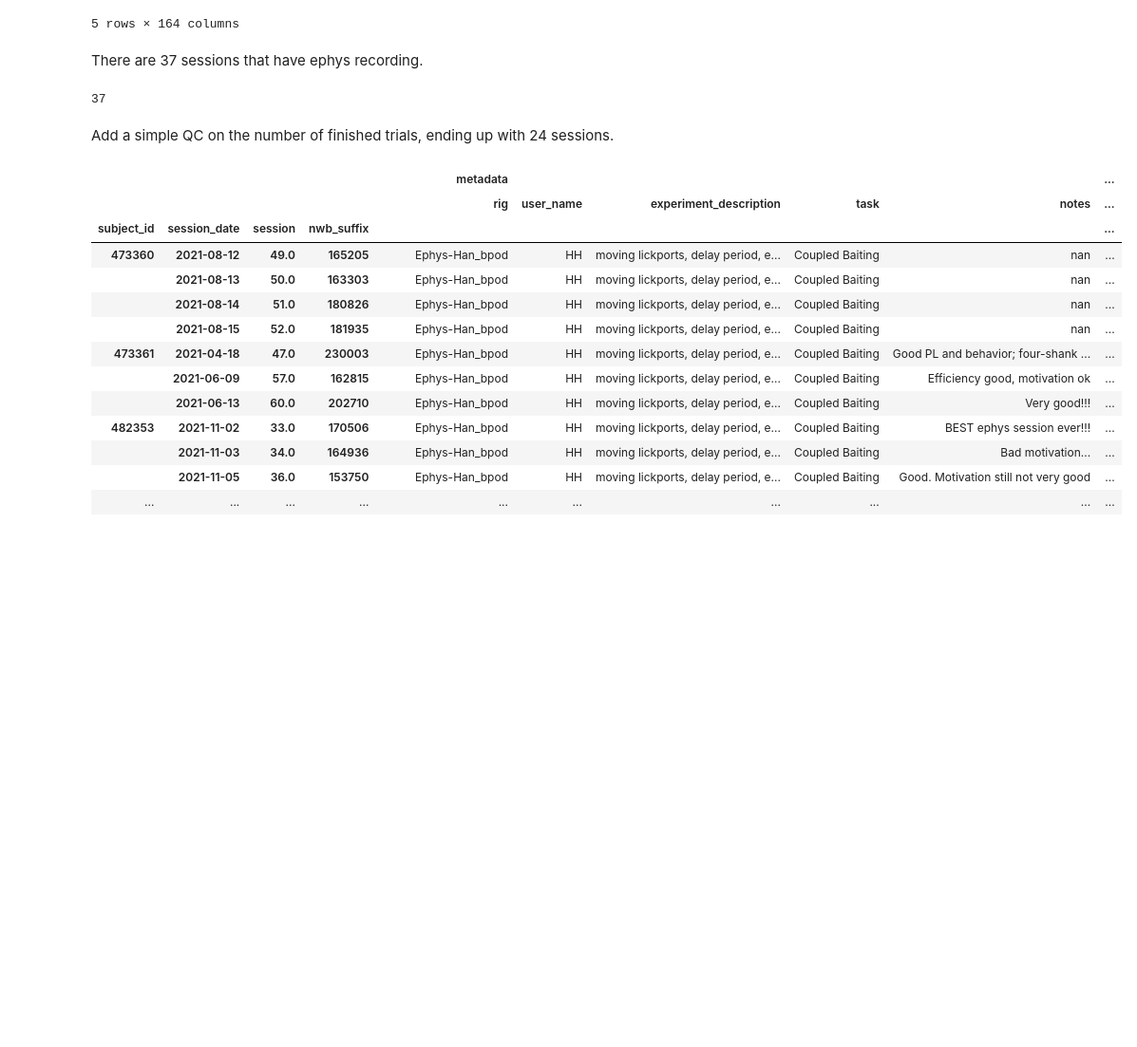
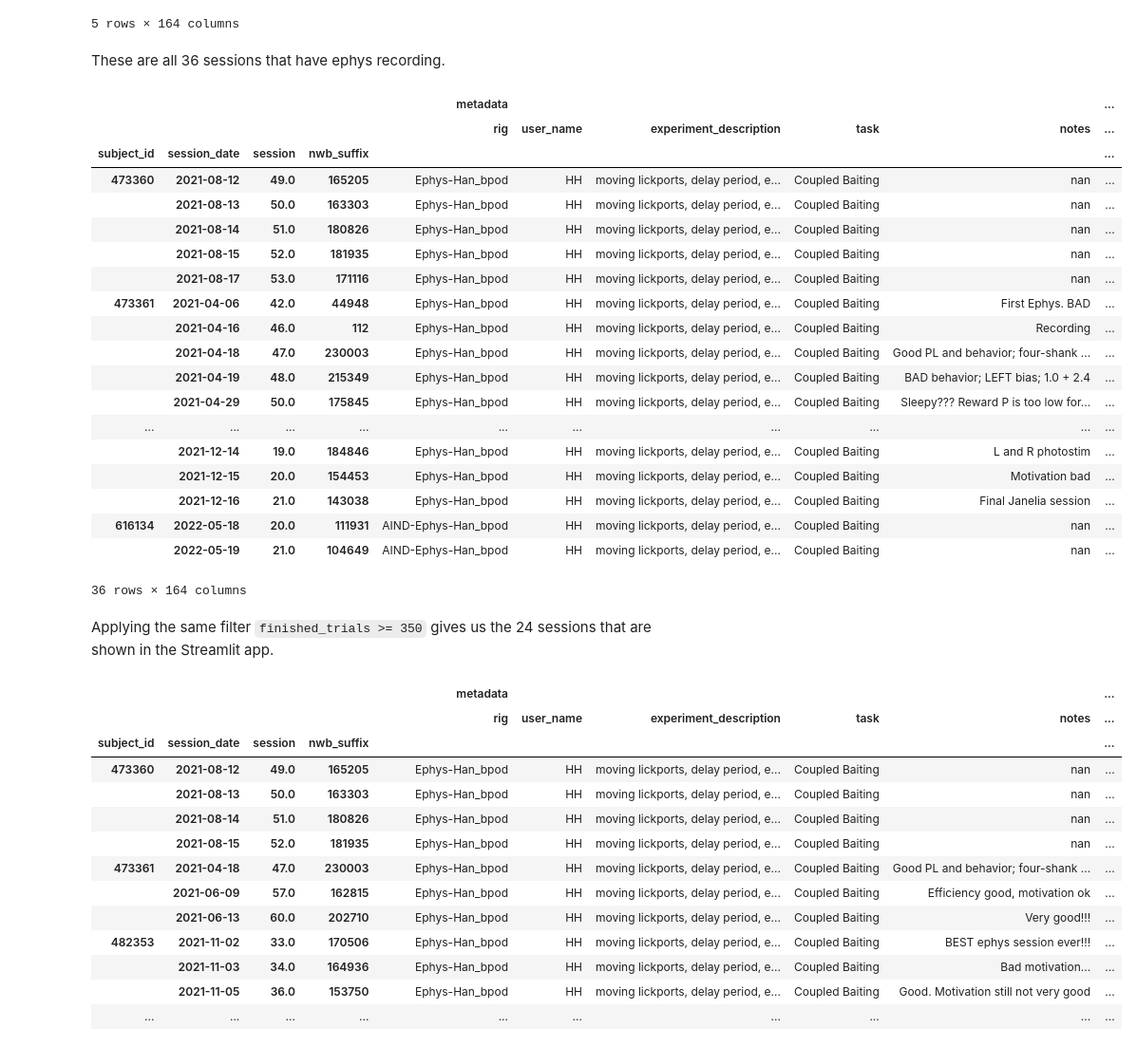
Before and after one commit to AllenNeuralDynamics/aind-foraging-behavior-bonsai-basic, a Jupyter notebook: code/notebook/demo_import_nwb_ephys_and_video.ipynb, the cells around one changed output. Shown at 95% size. Cells and saved outputs as stored; diff of their text form; code cells hidden in the pictures; blank space fills up the shorter version.

```diff
--- a/code/notebook/demo_import_nwb_ephys_and_video.ipynb
+++ b/code/notebook/demo_import_nwb_ephys_and_video.ipynb
@@ -38,12 +52,31 @@ df_sessions.head()
 |  | 2019-09-15 | 5.0 | 122712 | Training-Tower-3_bpod | NT | moving lickports, delay period, e... | Coupled Baiting | difficulty 2 => 3, total reward:1... | ... |
 5 rows × 164 columns
 # %% [markdown]
-There are 37 sessions that have ephys recording.
+These are all 36 sessions that have ephys recording.
 # %%
-df_ephys_sessions = df_sessions[df_sessions.metadata.has_ephys]
-len(df_ephys_sessions)
+df_ephys_sessions = df_sessions[df_sessions.metadata.has_ephys & df_sessions.index.get_level_values('session').notna()]
+df_ephys_sessions
 # %% [output]
+|  |  |  |  | metadata |  |  |  |  | ... |
+|  |  |  |  | rig | user_name | experiment_description | task | notes | ... |
+| subject_id | session_date | session | nwb_suffix |  |  |  |  |  | ... |
+| 473360 | 2021-08-12 | 49.0 | 165205 | Ephys-Han_bpod | HH | moving lickports, delay period, e... | Coupled Baiting | nan | ... |
+|  | 2021-08-13 | 50.0 | 163303 | Ephys-Han_bpod | HH | moving lickports, delay period, e... | Coupled Baiting | nan | ... |
+|  | 2021-08-14 | 51.0 | 180826 | Ephys-Han_bpod | HH | moving lickports, delay period, e... | Coupled Baiting | nan | ... |
+|  | 2021-08-15 | 52.0 | 181935 | Ephys-Han_bpod | HH | moving lickports, delay period, e... | Coupled Baiting | nan | ... |
+|  | 2021-08-17 | 53.0 | 171116 | Ephys-Han_bpod | HH | moving lickports, delay period, e... | Coupled Baiting | nan | ... |
+| 473361 | 2021-04-06 | 42.0 | 44948 | Ephys-Han_bpod | HH | moving lickports, delay period, e... | Coupled Baiting | First Ephys. BAD | ... |
+|  | 2021-04-16 | 46.0 | 112 | Ephys-Han_bpod | HH | moving lickports, delay period, e... | Coupled Baiting | Recording | ... |
+|  | 2021-04-18 | 47.0 | 230003 | Ephys-Han_bpod | HH | moving lickports, delay period, e... | Coupled Baiting | Good PL and behavior; four-shank ... | ... |
+|  | 2021-04-19 | 48.0 | 215349 | Ephys-Han_bpod | HH | moving lickports, delay period, e... | Coupled Baiting | BAD behavior; LEFT bias; 1.0 + 2.4 | ... |
+|  | 2021-04-29 | 50.0 | 175845 | Ephys-Han_bpod | HH | moving lickports, delay period, e... | Coupled Baiting | Sleepy??? Reward P is too low for... | ... |
+| ... | ... | ... | ... | ... | ... | ... | ... | ... | ... |
+|  | 2021-12-14 | 19.0 | 184846 | Ephys-Han_bpod | HH | moving lickports, delay period, e... | Coupled Baiting | L and R photostim | ... |
+|  | 2021-12-15 | 20.0 | 154453 | Ephys-Han_bpod | HH | moving lickports, delay period, e... | Coupled Baiting | Motivation bad | ... |
+|  | 2021-12-16 | 21.0 | 143038 | Ephys-Han_bpod | HH | moving lickports, delay period, e... | Coupled Baiting | Final Janelia session | ... |
+| 616134 | 2022-05-18 | 20.0 | 111931 | AIND-Ephys-Han_bpod | HH | moving lickports, delay period, e... | Coupled Baiting | nan | ... |
+|  | 2022-05-19 | 21.0 | 104649 | AIND-Ephys-Han_bpod | HH | moving lickports, delay period, e... | Coupled Baiting | nan | ... |
-37
+36 rows × 164 columns
-# %% [markdown]
-Add a simple QC on the number of finished trials, ending up with 24 sessions.
+# %% [markdown]
+Applying the same filter `finished_trials >= 350` gives us the 24 sessions that are shown in the Streamlit app.
 # %%
```
Also changed, not shown: parts of 12 cells of this notebook.
